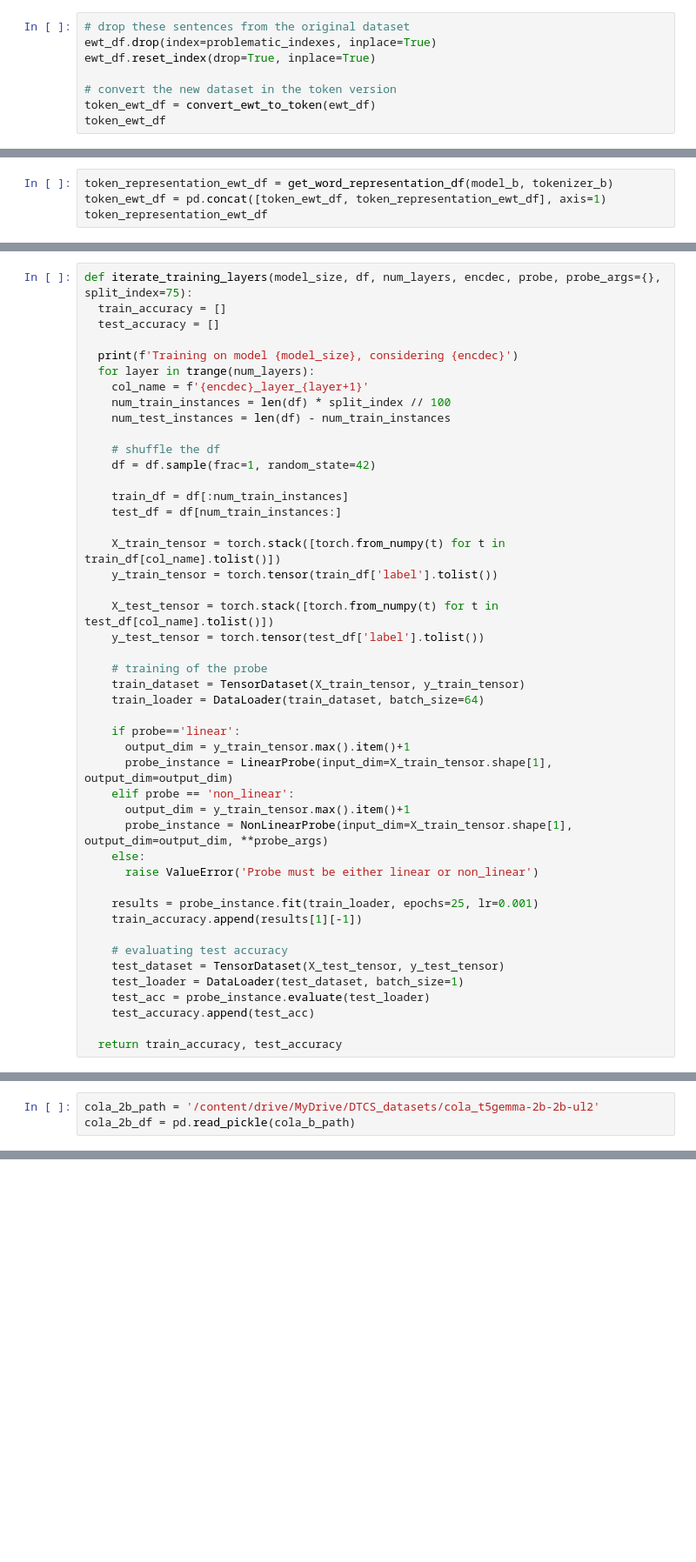
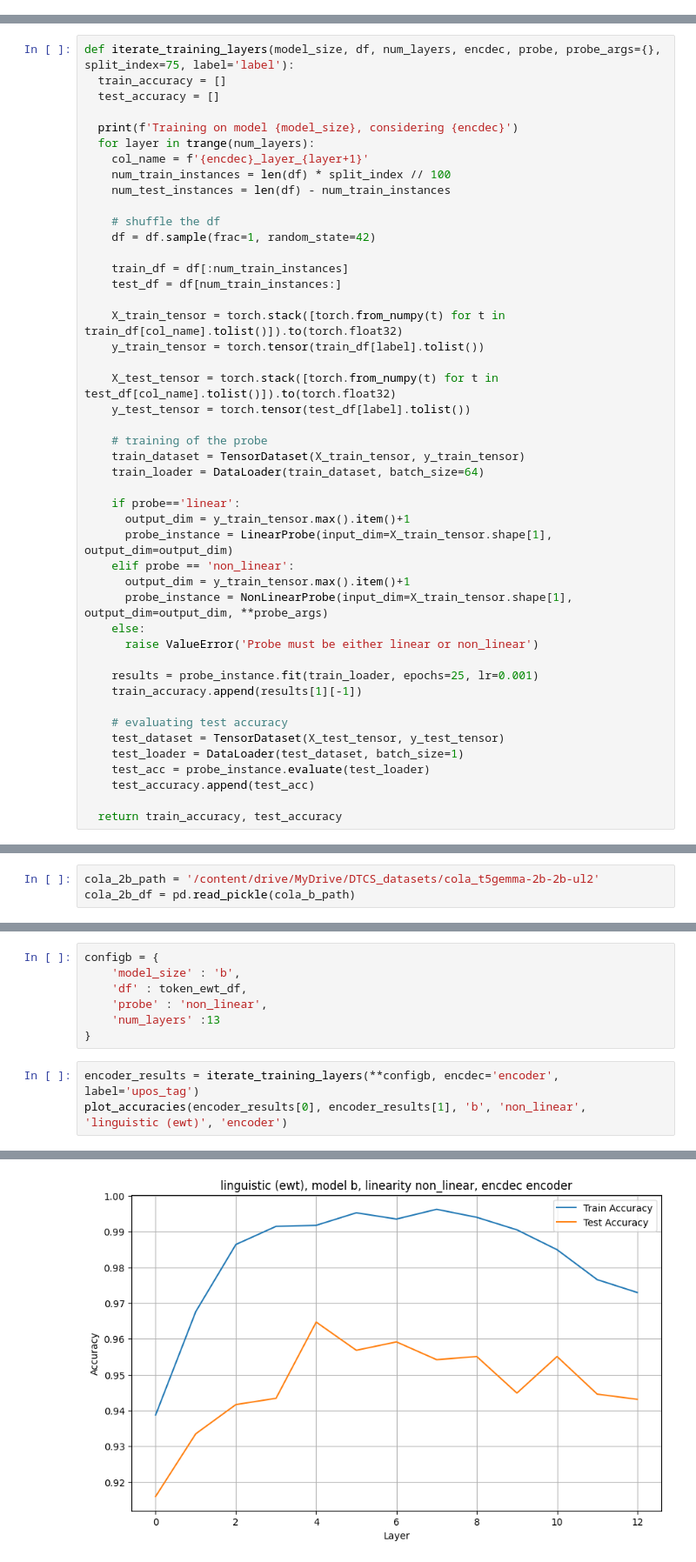
Before and after one commit to rrossierba/digital-transformation-computer-security, a Jupyter notebook: probe_t5.ipynb, the cells around one changed output, grey strips where cells are left out. Shown: that part at 87% size. Drawn from its saved outputs; the diff is of its cells as text; blank space fills up the shorter version.

```diff
--- a/probe_t5.ipynb
+++ b/probe_t5.ipynb
@@ -576,8 +613,0 @@ we can consider removing these sentence as the dataset is still big enough for o
-# %%
-# drop these sentences from the original dataset
-ewt_df.drop(index=problematic_indexes, inplace=True)
-ewt_df.reset_index(drop=True, inplace=True)
-
-# convert the new dataset in the token version
-token_ewt_df = convert_ewt_to_token(ewt_df)
-token_ewt_df
@@ -722,4 +613,0 @@ model_b
-# %%
-token_representation_ewt_df = get_word_representation_df(model_b, tokenizer_b)
-token_ewt_df = pd.concat([token_ewt_df, token_representation_ewt_df], axis=1)
-token_representation_ewt_df
@@ -1076,7 +1062,7 @@ class LinearProbe(Probe):
     x = self.out(x)
     return x
 # %%
-def iterate_training_layers(model_size, df, num_layers, encdec, probe, probe_args={}, split_index=75):
+def iterate_training_layers(model_size, df, num_layers, encdec, probe, probe_args={}, split_index=75, label='label'):
   train_accuracy = []
   test_accuracy = []
 
@@ -1092,11 +1078,11 @@ def iterate_training_layers(model_size, df, num_layers, encdec, probe, probe_arg
     train_df = df[:num_train_instances]
     test_df = df[num_train_instances:]
 
-    X_train_tensor = torch.stack([torch.from_numpy(t) for t in train_df[col_name].tolist()])
-    y_train_tensor = torch.tensor(train_df['label'].tolist())
+    X_train_tensor = torch.stack([torch.from_numpy(t) for t in train_df[col_name].tolist()]).to(torch.float32)
+    y_train_tensor = torch.tensor(train_df[label].tolist())
 
-    X_test_tensor = torch.stack([torch.from_numpy(t) for t in test_df[col_name].tolist()])
-    y_test_tensor = torch.tensor(test_df['label'].tolist())
+    X_test_tensor = torch.stack([torch.from_numpy(t) for t in test_df[col_name].tolist()]).to(torch.float32)
+    y_test_tensor = torch.tensor(test_df[label].tolist())
 
     # training of the probe
     train_dataset = TensorDataset(X_train_tensor, y_train_tensor)
@@ -1246,0 +1239,11 @@ plot_accuracies(decoder_results[0], decoder_results[1], '2b', 'non_linear', 'lin
+# %%
+configb = {
+    'model_size' : 'b',
+    'df' : token_ewt_df,
+    'probe' : 'non_linear',
+    'num_layers' :13
+}
+# %%
+encoder_results = iterate_training_layers(**configb, encdec='encoder', label='upos_tag')
+plot_accuracies(encoder_results[0], encoder_results[1], 'b', 'non_linear', 'linguistic (ewt)', 'encoder')
+# %% [output]
@@ -1246,0 +1251 @@ plot_accuracies(decoder_results[0], decoder_results[1], '2b', 'non_linear', 'lin
+[figure, added]
```
Also changed, not shown: parts of 63 cells of this notebook.
